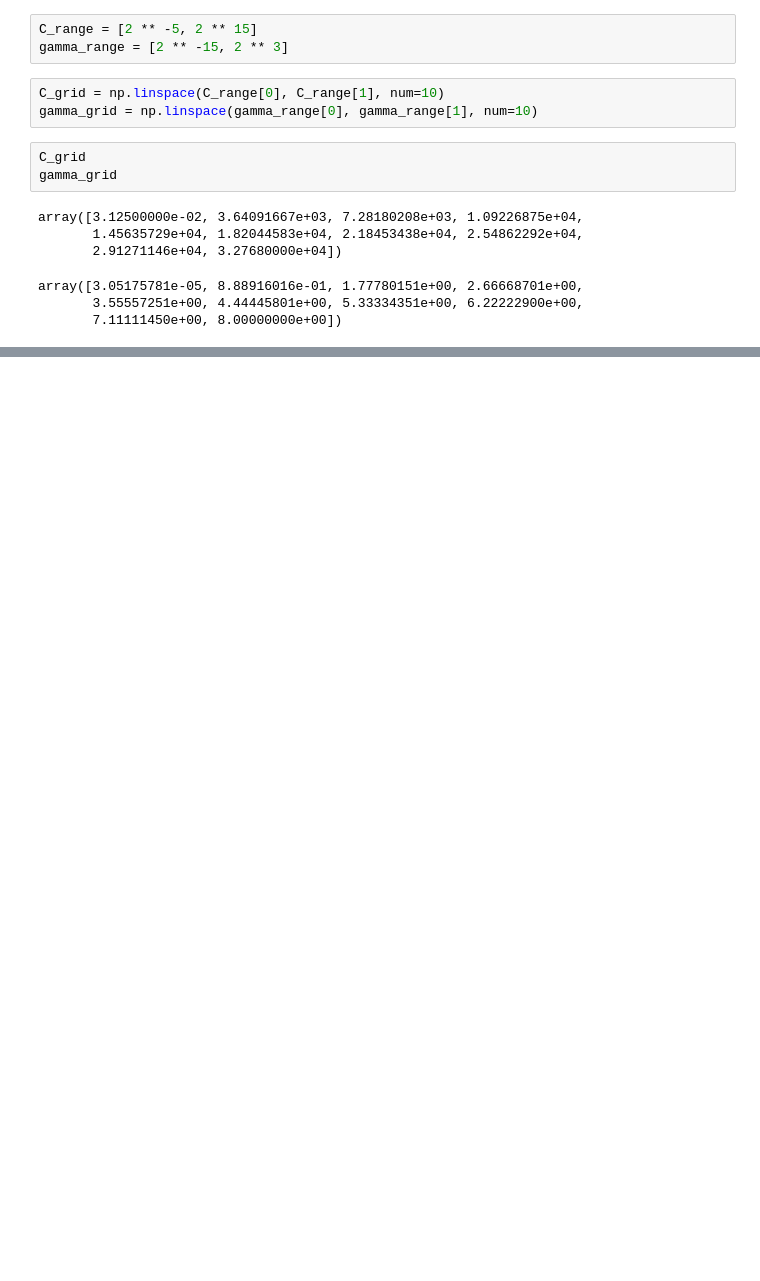
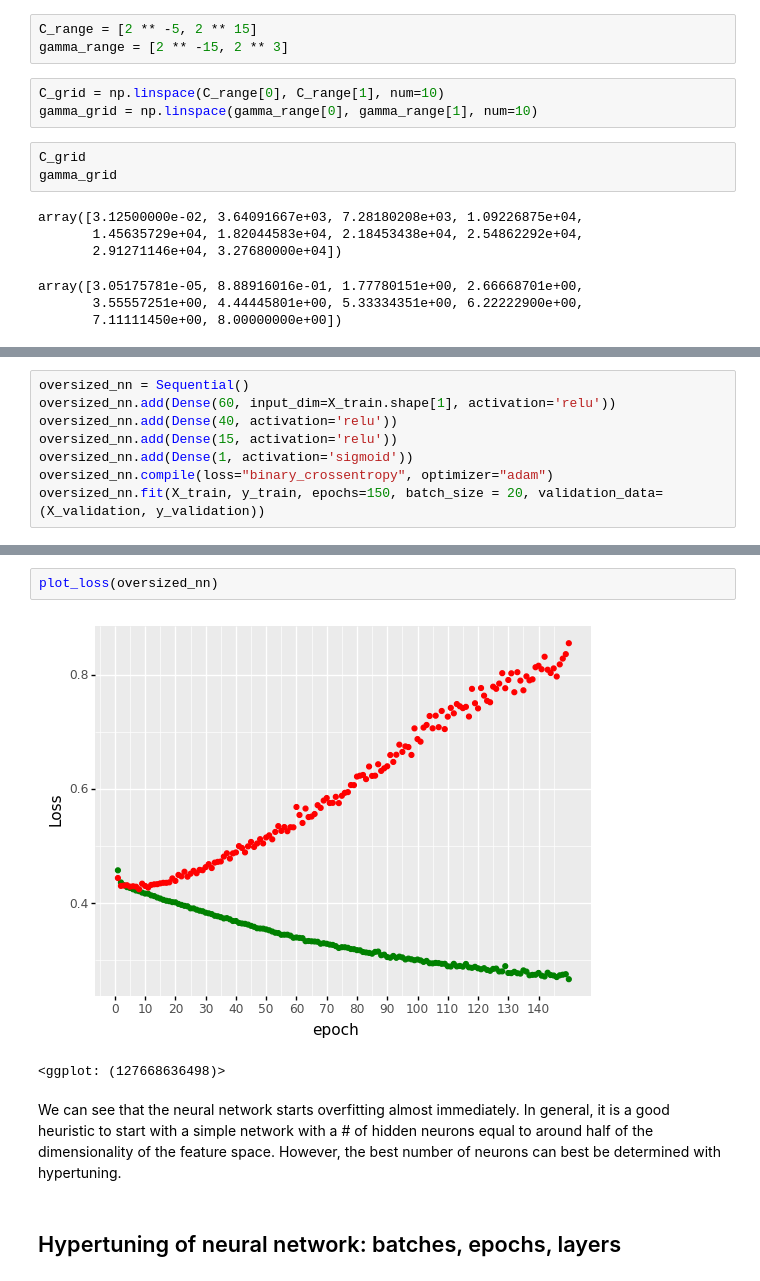
Before and after one commit to riccardopinosio/DDB_AI, a Jupyter notebook: credit_risk_case_study/modelling.ipynb, the cells around one changed output, grey strips where cells are left out. Saved outputs shown, nothing was run; the diff lists cells and outputs as text; blank space fills up the shorter version.

```diff
--- a/credit_risk_case_study/modelling.ipynb
+++ b/credit_risk_case_study/modelling.ipynb
@@ -584,0 +869,8 @@ only 0.41 of F1 score. Not great, we didn't manage to beat the default parameter
+# %%
+oversized_nn = Sequential()
+oversized_nn.add(Dense(60, input_dim=X_train.shape[1], activation='relu'))
+oversized_nn.add(Dense(40, activation='relu'))
+oversized_nn.add(Dense(15, activation='relu'))
+oversized_nn.add(Dense(1, activation='sigmoid'))
+oversized_nn.compile(loss="binary_crossentropy", optimizer="adam")
+oversized_nn.fit(X_train, y_train, epochs=150, batch_size = 20, validation_data=(X_validation, y_validation))
@@ -584,0 +896,10 @@ only 0.41 of F1 score. Not great, we didn't manage to beat the default parameter
+# %%
+plot_loss(oversized_nn)
+# %% [output]
+[figure, added]
+<ggplot: (127668636498)>
+# %% [markdown]
+We can see that the neural network starts overfitting almost immediately.
+In general, it is a good heuristic to start with a simple network with a # of hidden neurons equal to around half of the dimensionality of the feature space. However, the best number of neurons can best be determined with hypertuning.
+# %% [markdown]
+## Hypertuning of neural network: batches, epochs, layers
```
Also changed, not shown: parts of 86 cells of this notebook, 3 other files.
